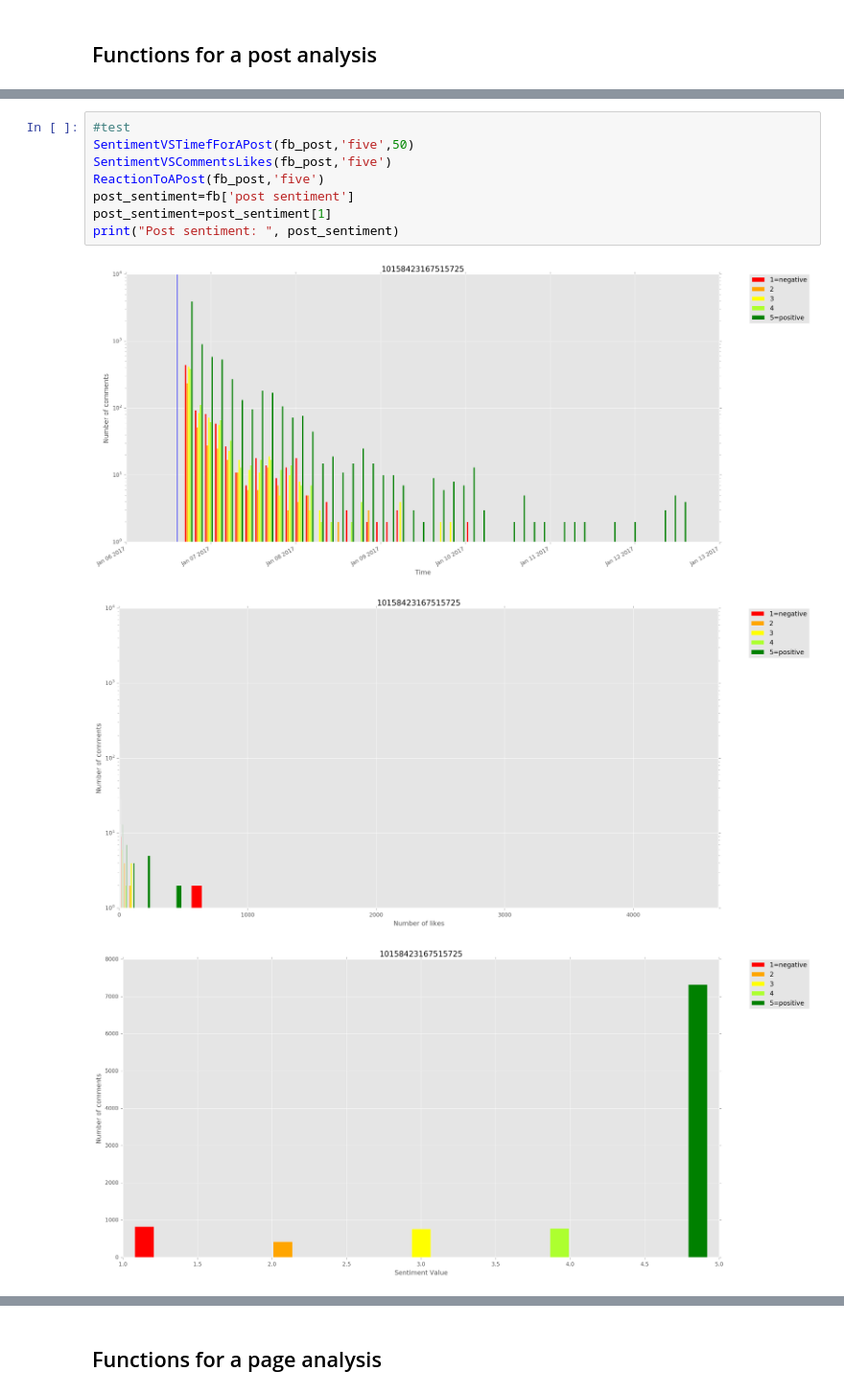
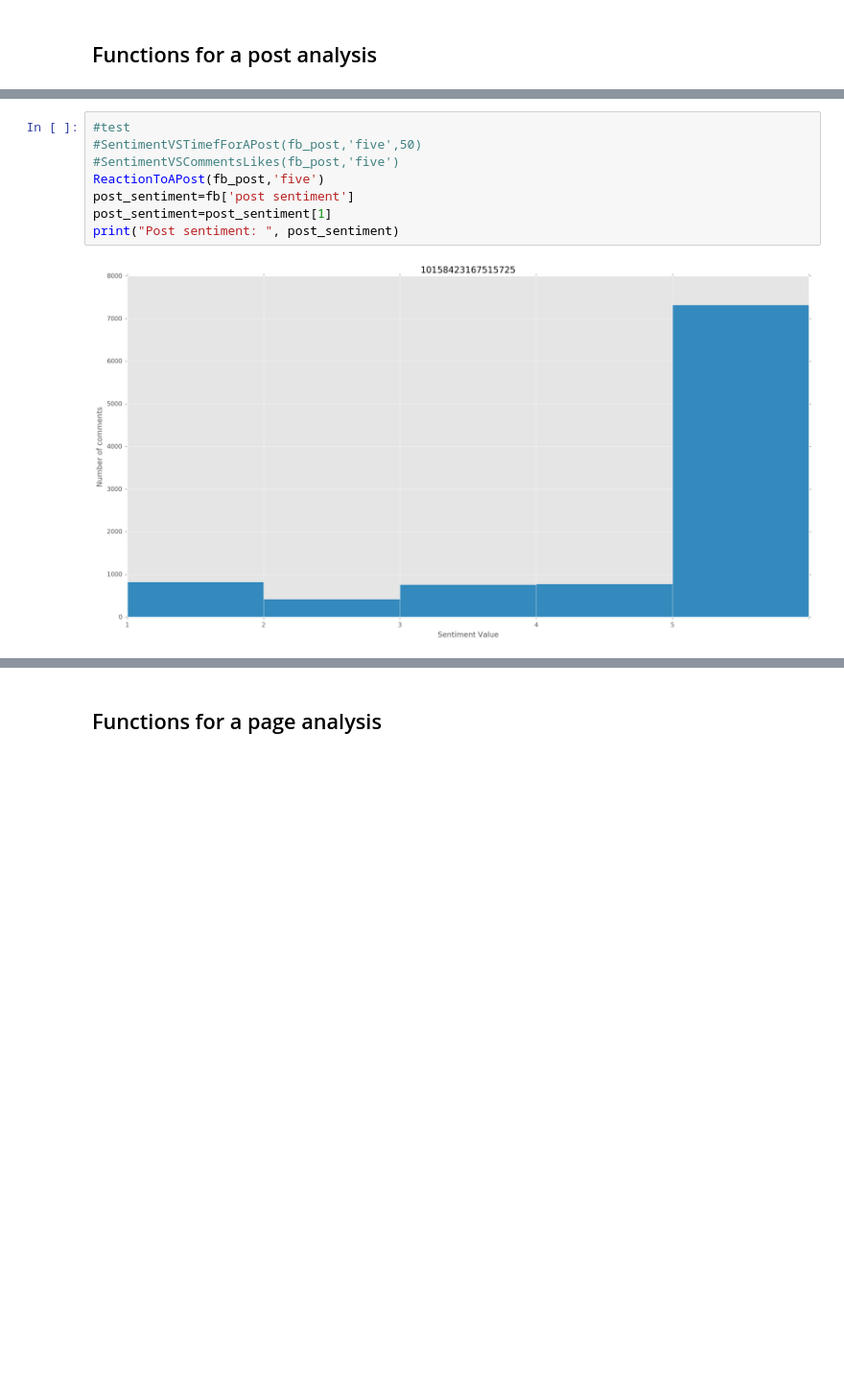
Before and after one commit to meryemwehbe/NTDS_Project, a Jupyter notebook: myProject.ipynb, the cells around one changed output, grey strips where cells are left out. Shown at 96% size. Drawn from its saved outputs; the diff is of its cells as text; blank space fills up the shorter version.

```diff
--- a/myProject.ipynb
+++ b/myProject.ipynb
@@ -1181,16 +1197,14 @@ def ReactionToAPost(fb,sentiment_type):
     return
 # %%
 #test
-SentimentVSTimefForAPost(fb_post,'five',50)
-SentimentVSCommentsLikes(fb_post,'five')
+#SentimentVSTimefForAPost(fb_post,'five',50)
+#SentimentVSCommentsLikes(fb_post,'five')
 ReactionToAPost(fb_post,'five')
 post_sentiment=fb['post sentiment']
 post_sentiment=post_sentiment[1]
 print("Post sentiment: ", post_sentiment)
 # %% [output]
-[figure, old version]
+[figure, new version]
-[figure, removed]
-[figure, removed]
 Post sentiment:  5
 # %% [markdown]
 ## Functions for a page analysis
```
Also changed, not shown: parts of 1 cell of this notebook.
